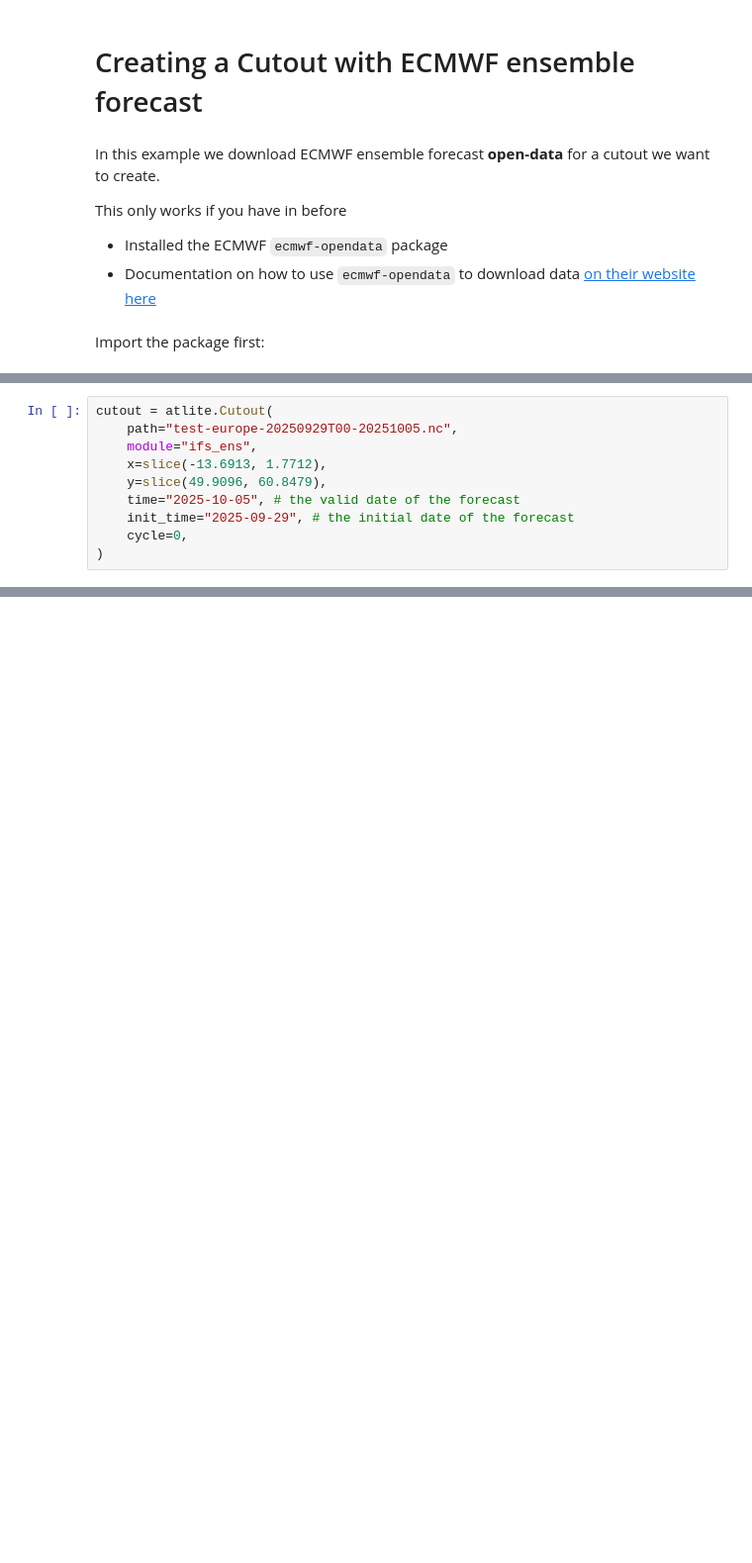
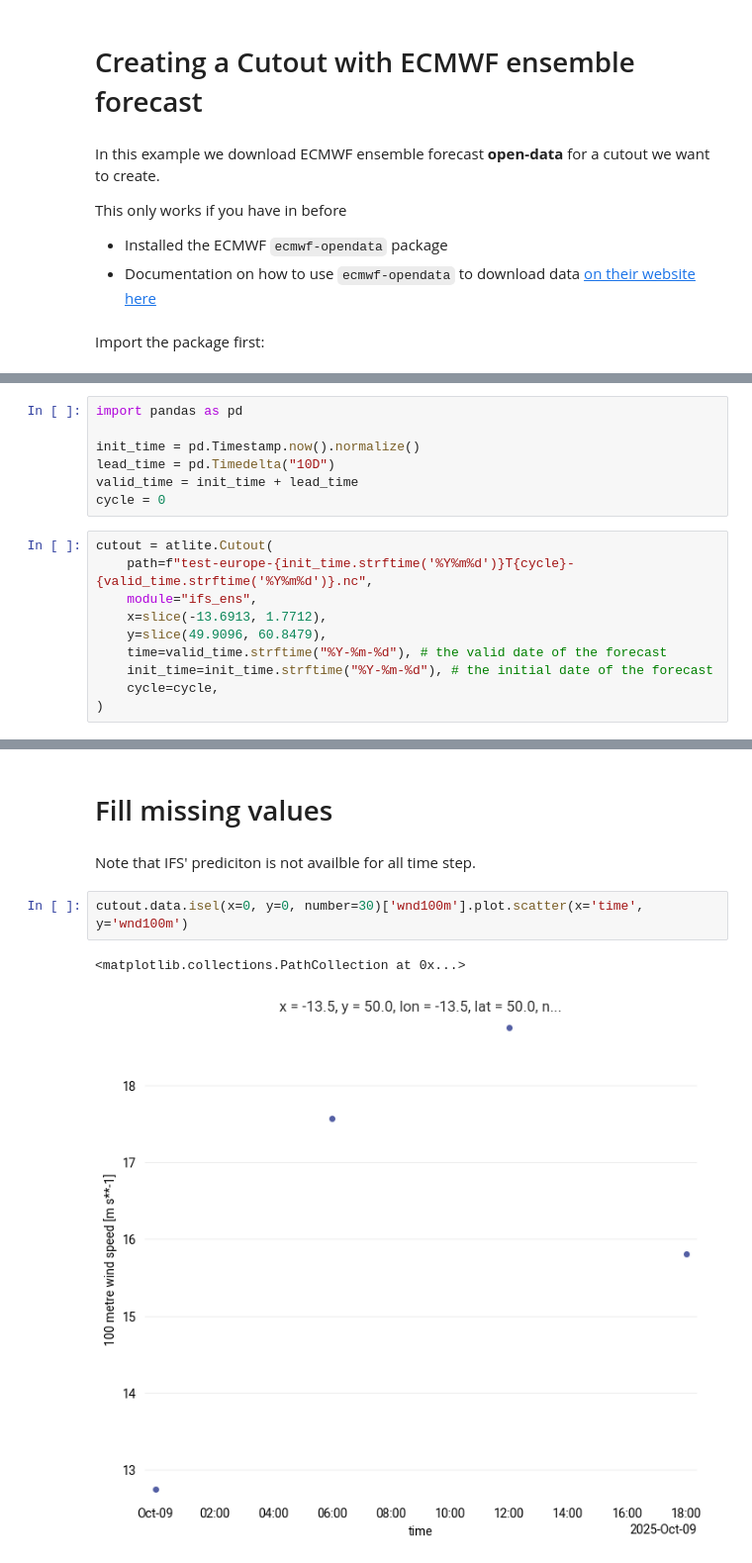
Before and after one commit to jialinyi94/atlite-meets-earthkit-data, a Jupyter notebook: examples/create_cutout_IFS_ENS.ipynb, the cells around one changed output, grey strips where cells are left out. Shown: that part at 99% size. Cells and saved outputs as stored; diff of their text form; blank space fills up the shorter version.

Commit message:
add missing value part

```diff
--- a/examples/create_cutout_IFS_ENS.ipynb
+++ b/examples/create_cutout_IFS_ENS.ipynb
@@ -18,10 +22,17 @@ logging.basicConfig(level=logging.DEBUG)
+# %%
+import pandas as pd
+
+init_time = pd.Timestamp.now().normalize()
+lead_time = pd.Timedelta("10D")
+valid_time = init_time + lead_time
+cycle = 0
 # %%
 cutout = atlite.Cutout(
-    path="test-europe-20250929T00-20251005.nc",
+    path=f"test-europe-{init_time.strftime('%Y%m%d')}T{cycle}-{valid_time.strftime('%Y%m%d')}.nc",
     module="ifs_ens",
     x=slice(-13.6913, 1.7712),
     y=slice(49.9096, 60.8479),
-    time="2025-10-05", # the valid date of the forecast
-    init_time="2025-09-29", # the initial date of the forecast
-    cycle=0,
+    time=valid_time.strftime("%Y-%m-%d"), # the valid date of the forecast
+    init_time=init_time.strftime("%Y-%m-%d"), # the initial date of the forecast
+    cycle=cycle,
 )
@@ -33,0 +117,9 @@ cutout.prepared_features
+# %% [markdown]
+# Fill missing values
+# %% [markdown]
+Note that IFS' prediciton is not availble for all time step.
+# %%
+cutout.data.isel(x=0, y=0, number=30)['wnd100m'].plot.scatter(x='time', y='wnd100m')
+# %% [output]
+<matplotlib.collections.PathCollection at 0x...>
+[figure, added]
```
Also changed, not shown: parts of 8 cells of this notebook.
